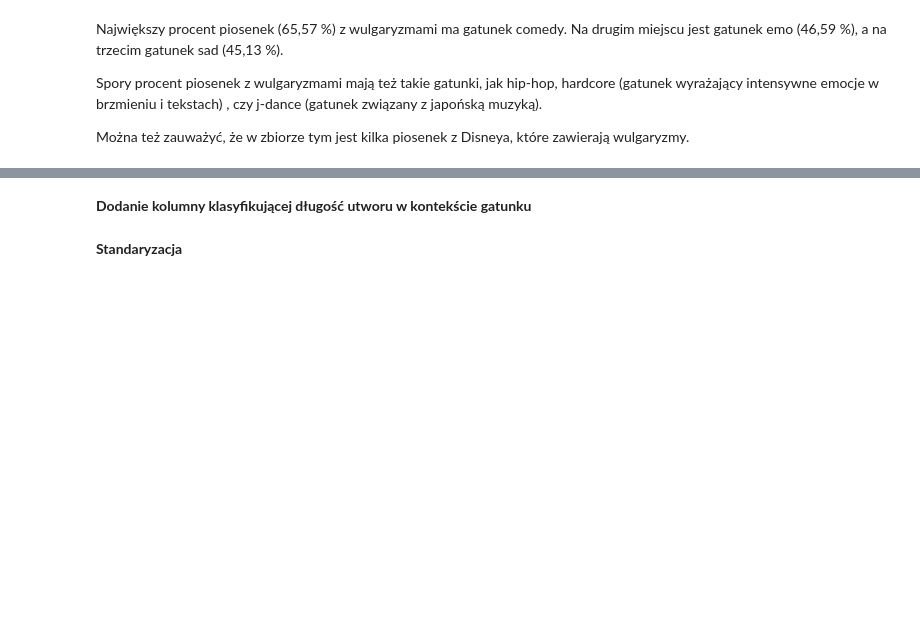
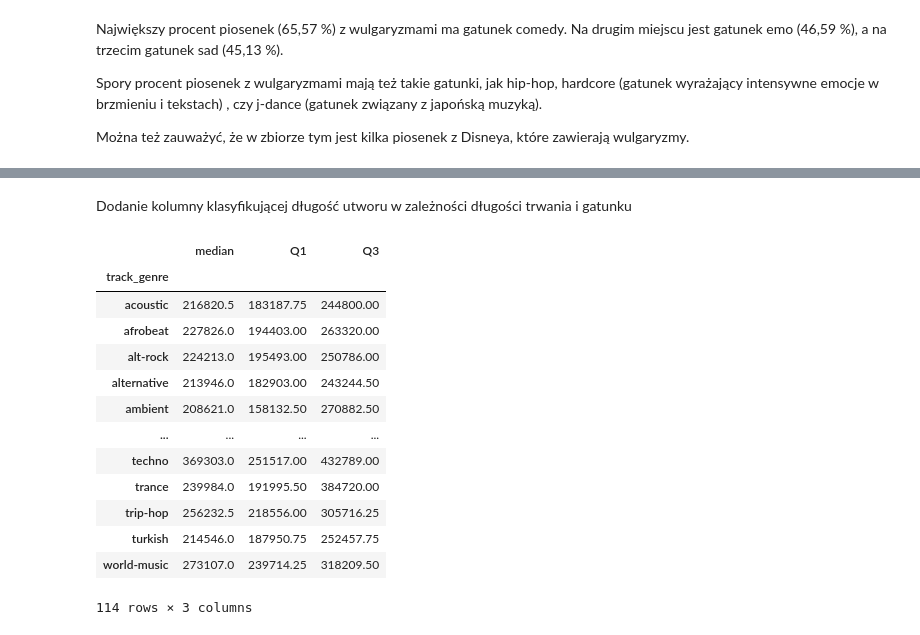
Before and after one commit to jmanko1/MED-Projekt, a Jupyter notebook: med.ipynb, the cells around one changed output, grey strips where cells are left out. Drawn from its saved outputs; the diff is of its cells as text; code cells hidden in the pictures; blank space fills up the shorter version.

```diff
--- a/med.ipynb
+++ b/med.ipynb
@@ -169,7 +243,7 @@ for feature in features_to_check:
 # %% [markdown]
-**Dodanie kolumny klasyfikującej długość utworu w kontekście gatunku**
+Dodanie kolumny klasyfikującej długość utworu w zależności długości trwania i gatunku
 # %%
-stats = df.groupby('track_genre')['duration_ms'].agg(['median', 'quantile'])
+stats = df.groupby('track_genre')['duration_ms'].agg(['median'])
 stats['Q1'] = df.groupby('track_genre')['duration_ms'].quantile(0.25)
 stats['Q3'] = df.groupby('track_genre')['duration_ms'].quantile(0.75)
 
@@ -189,5 +263,20 @@ def categorize_duration_by_genre(row, stats):
         return 2
 
 df['duration_category'] = df.apply(categorize_duration_by_genre, axis=1, args=(stats,))
-# %% [markdown]
-**Standaryzacja**
+# %%
+stats
+# %% [output]
+|  | median | Q1 | Q3 |
+| track_genre |  |  |  |
+| acoustic | 216820.5 | 183187.75 | 244800.00 |
+| afrobeat | 227826.0 | 194403.00 | 263320.00 |
+| alt-rock | 224213.0 | 195493.00 | 250786.00 |
+| alternative | 213946.0 | 182903.00 | 243244.50 |
+| ambient | 208621.0 | 158132.50 | 270882.50 |
+| ... | ... | ... | ... |
+| techno | 369303.0 | 251517.00 | 432789.00 |
+| trance | 239984.0 | 191995.50 | 384720.00 |
+| trip-hop | 256232.5 | 218556.00 | 305716.25 |
+| turkish | 214546.0 | 187950.75 | 252457.75 |
+| world-music | 273107.0 | 239714.25 | 318209.50 |
+114 rows × 3 columns
```
Also changed, not shown: parts of 29 cells of this notebook.
